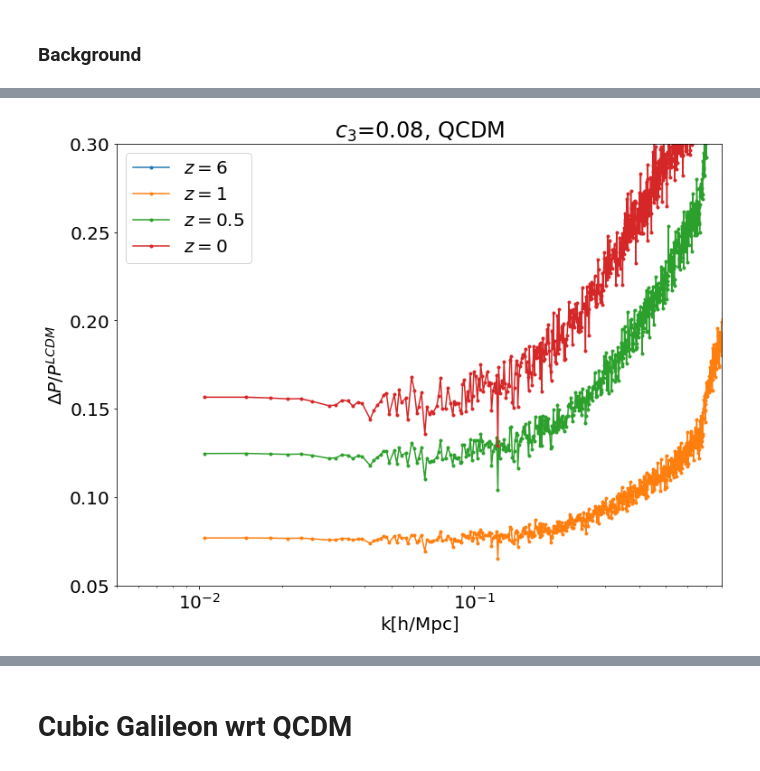
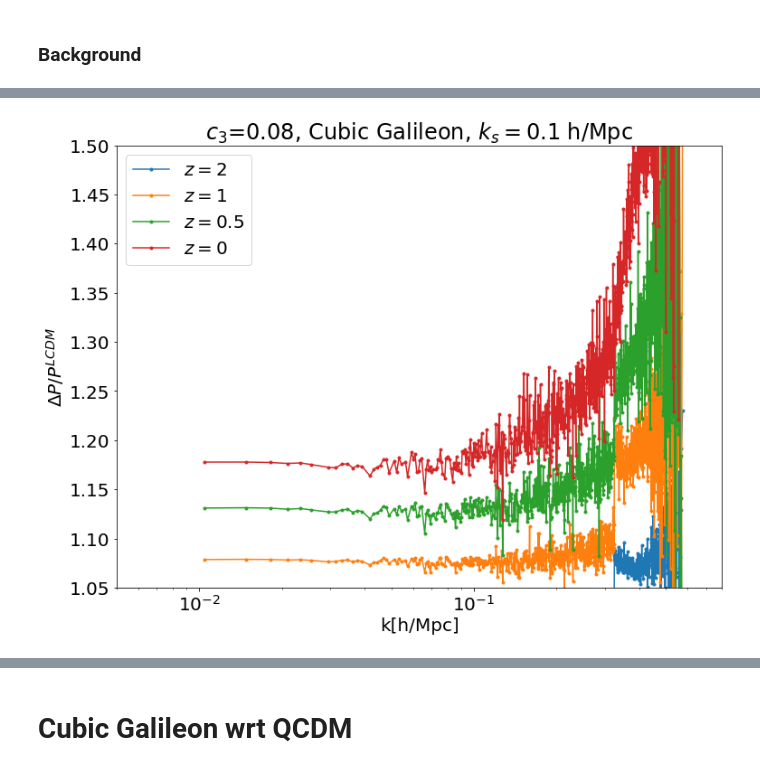
Before and after one commit to FarbodHassani/MG-evolution, a Jupyter notebook: notebooks/Cubic_Galilean.ipynb, the cells around one changed output, grey strips where cells are left out. Saved outputs shown, nothing was run; the diff lists cells and outputs as text; code cells hidden in the pictures.

```diff
--- a/notebooks/Cubic_Galilean.ipynb
+++ b/notebooks/Cubic_Galilean.ipynb
@@ -3,10 +3,14 @@ import numpy as np
 import matplotlib.pyplot as plt
 from collections import defaultdict
 import matplotlib
+import csv
 def nested_dict(n, type):
     if n==1:
         defaultdict(type)
     else:
         return defaultdict(lambda: nested_dict(n-1, type))
+import pandas as pd
+
+colors = ["red","blue","green","black","purple","cyan","brown"]
 # %%
 data = nested_dict(4, list)
@@ -72,25 +262,33 @@ plt.legend()
 # %%
 plt.rcParams['font.size'] = 20
 fig = plt.figure(figsize=(12,9))
 
-for z in [6, 1,0.5,0]:
+for z in [2, 1,0.5,0]:
 
     k_ec_ref =  data['delta']['lcdm']['z='+str(z)][:,0]
     p_ec_ref =  data['delta']['lcdm']['z='+str(z)][:,1]
 
-    k_ec = data['delta']['qcdm']['z='+str(z)][:,0]
-    pk_ec = data['delta']['qcdm']['z='+str(z)][:,1]
-
-    plt.semilogx(k_ec_ref, (pk_ec/p_ec_ref)-1., ".-", label = "$z=$"+str(z))
+    k_ec = data['delta']['cg_1']['z='+str(z)][:,0]
+    pk_ec = data['delta']['cg_1']['z='+str(z)][:,1]
 
 
-    plt.title(r"$c_3 $=0.08, QCDM")
+
+#     k_ec_ref =  data['delta']['lcdm']['z='+str(z)][:,0]
+#     p_ec_ref =  data['delta']['lcdm']['z='+str(z)][:,1]
+
+#     k_ec = data['ecosmog']['lcdm'][:,0]
+#     pk_ec = data['delta']['cg_1']['z='+str(z)][:,1]
+
+    plt.semilogx(k_ec_ref, (pk_ec/p_ec_ref), ".-", label = "$z=$"+str(z))
+
+
+    plt.title(r"$c_3 $=0.08, Cubic Galileon, $k_s = 0.1$ h/Mpc")
     plt.xlabel("k[h/Mpc]")
     plt.ylabel("$\Delta P/P^{LCDM}}$")
-    plt.ylim(0.05, 0.3)
+    plt.ylim(1.05, 1.5)
     plt.xlim(0.005, 0.8)
 #     plt.yscale('log')
     plt.legend()
 #     plt.savefig('H0rc1_z_'+str(z)+'.pdf', bbox_inches='tight')
 # %% [output]
-[figure, old version]
+[figure, new version]
```
Also changed, not shown: parts of 11 cells of this notebook, 3 other files.
